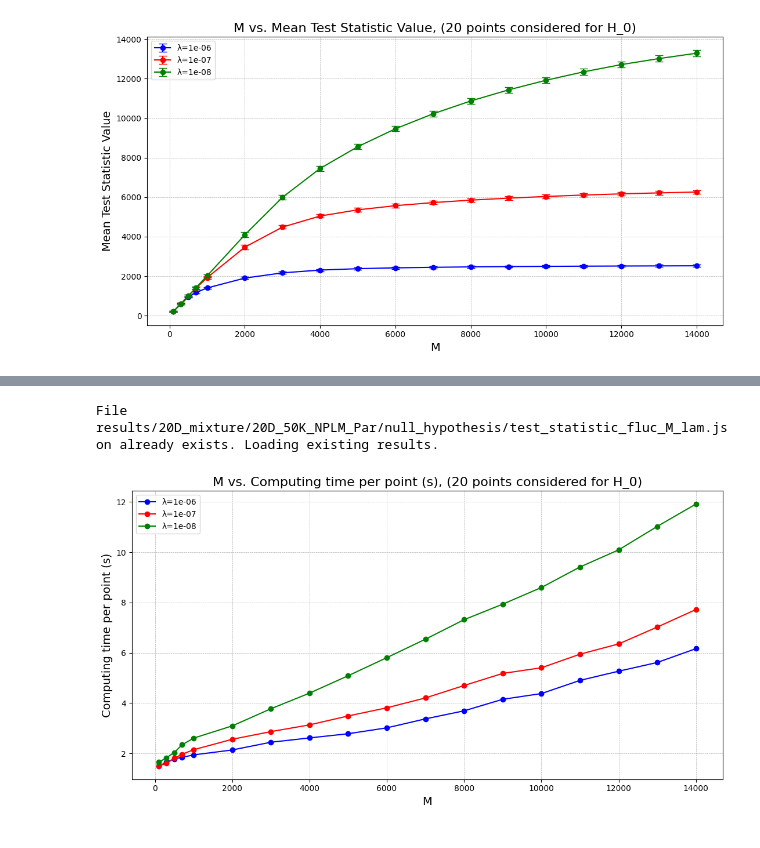
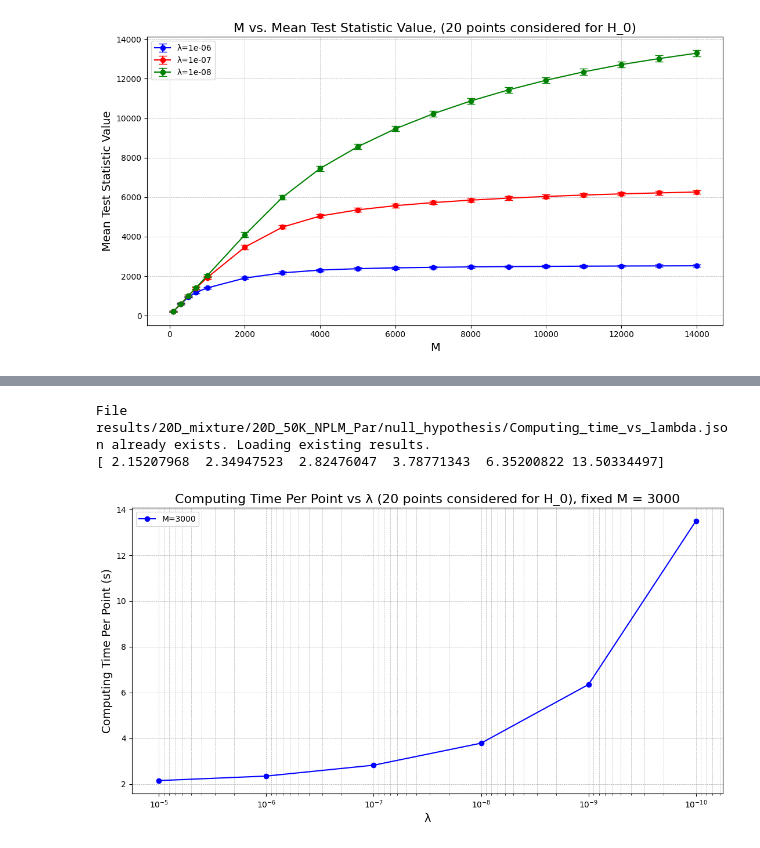
Before and after one commit to TwoSampleTests/NPLM_Parameters_Tuning, a Jupyter notebook: notebooks/Analysis_20D_mixture_50_NPLMPar.ipynb, the cells around one changed output, grey strips where cells are left out. Drawn from its saved outputs; the diff is of its cells as text; code cells hidden in the pictures.

Commit message:
added plots for computation time vs lambda

```diff
--- a/notebooks/Analysis_20D_mixture_50_NPLMPar.ipynb
+++ b/notebooks/Analysis_20D_mixture_50_NPLMPar.ipynb
@@ -956,0 +934,17 @@ Average test statistic values for lambda = 1e-07 varying M: [ 213.50642604  600.
+# %%
+lam_list = [1e-5, 1e-6, 1e-7, 1e-8, 1e-9, 1e-10]
+
+nplm_objects = {}
+
+for i, lam in enumerate(lam_list):
+    nplm_objects[f"NPLMMetric_{i}"] = GMetrics.NPLMMetric(TwoSampleTestInputs,
+                                      progress_bar = True,
+                                      verbose = True,
+                                      M = 3000,
+                                      lam = lam,
+                                      iter_list = 1000000,
+                                      flk_sigma = flk_sigma,
+                                      weight = 1)
+    print(f"lam value for NPLMMetric_{i} is: {nplm_objects[f'NPLMMetric_{i}'].nplm_kwargs.get('lam')}")
+
+print(nplm_objects)
@@ -957,46 +1020,39 @@ Average test statistic values for lambda = 1e-07 varying M: [ 213.50642604  600.
 # %%
-file = null_hypotheses_dir + f"test_statistic_fluc_M_lam.json"
-
-null_hp_times = np.zeros((len(lam_list), len(M_list)))
-metric_values = np.zeros((len(lam_list), len(M_list), niter))
+file = null_hypotheses_dir + f"Computing_time_vs_lambda.json"
 
 if os.path.exists(file):
     print(f"File {file} already exists. Loading existing results.")
     with open(file, "r") as f:
         results = json.load(f)
-    lam_list = [lam for result in results for lam in result["lam"].keys()]
+    lam_list = [entry["lambda"] for entry in results]
     lam_list = np.array(lam_list)
-    M_list = [item["M"] for item in results[0]["lam"][lam_list[0]]]
-    for i, result in enumerate(results):
-        for lam, lam_data in result["lam"].items():
-            for j, M_data in enumerate(lam_data):  # For each M value in the lambda
-
-                null_hp_times[i, j] = M_data["computing_time"]
-                metric_values[i, j] = M_data["metric_list"]
-                null_hp_times = np.array(null_hp_times)
-                metric_values = np.array(metric_values)
+    null_hp_times = [entry["computing_time"] for entry in results]
+    null_hp_times = np.array(null_hp_times)
+    metric_values = [entry["metric_list"] for entry in results]
+    metric_values = np.array(metric_values)
 
 else:
-    print("file does not exist")
+    print("The files does not exists.")
 
-
-color_list = ['b','r','g']
-label_list = [f'λ={lam}' for lam in lam_list]
-
+null_hp_times_per_point = null_hp_times/niter
+print(null_hp_times_per_point)
 
 plt.figure(figsize=(11, 6))
-for i in range(len(lam_list)):
-    plt.errorbar(M_list, null_hp_times[i]/niter,  capsize=5 ,marker='o', linestyle='-', color = color_list[i], label = label_list[i])
+plt.plot(lam_list, null_hp_times_per_point, marker='o', linestyle='-', color = 'b', label = 'M=3000')
 
-plt.xlabel("M", fontsize=14)
-plt.ylabel("Computing time per point (s)", fontsize=14)
-plt.title(f"M vs. Computing time per point (s), ({niter} points considered for H_0)", fontsize=16)
+plt.xscale('log')
+plt.xlabel("λ", fontsize=14)
+plt.ylabel("Computing Time Per Point (s)", fontsize=14)
+plt.title(f"Computing Time Per Point vs λ ({niter} points considered for H_0), fixed M = 3000", fontsize=16)
 plt.grid(True, which="both", linestyle="--", linewidth=0.5)
 plt.tight_layout()
 plt.legend()
 
-plt.savefig(null_hypotheses_dir+"Test_statistic_fluc_vs_M.pdf", format="pdf")
+plt.gca().invert_xaxis()
+
+plt.savefig(null_hypotheses_dir+"Computing_time_vs_lambda.pdf", format="pdf")
 plt.show()
 # %% [output]
-File results/20D_mixture/20D_50K_NPLM_Par/null_hypothesis/test_statistic_fluc_M_lam.json already exists. Loading existing results.
+File results/20D_mixture/20D_50K_NPLM_Par/null_hypothesis/Computing_time_vs_lambda.json already exists. Loading existing results.
+[ 2.15207968  2.34947523  2.82476047  3.78771343  6.35200822 13.50334497]
-[figure, old version]
+[figure, new version]
```
Also changed, not shown: parts of 7 cells of this notebook, 3 other files.
